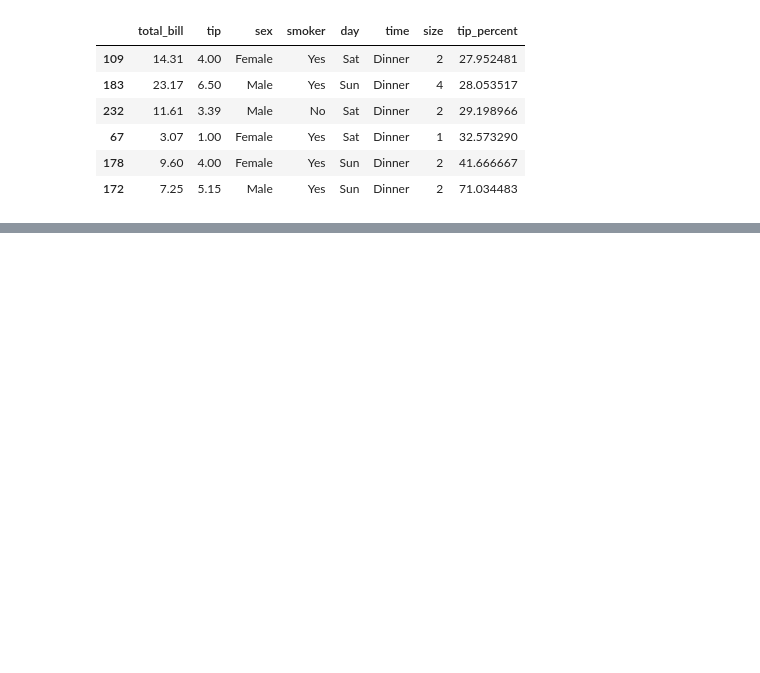
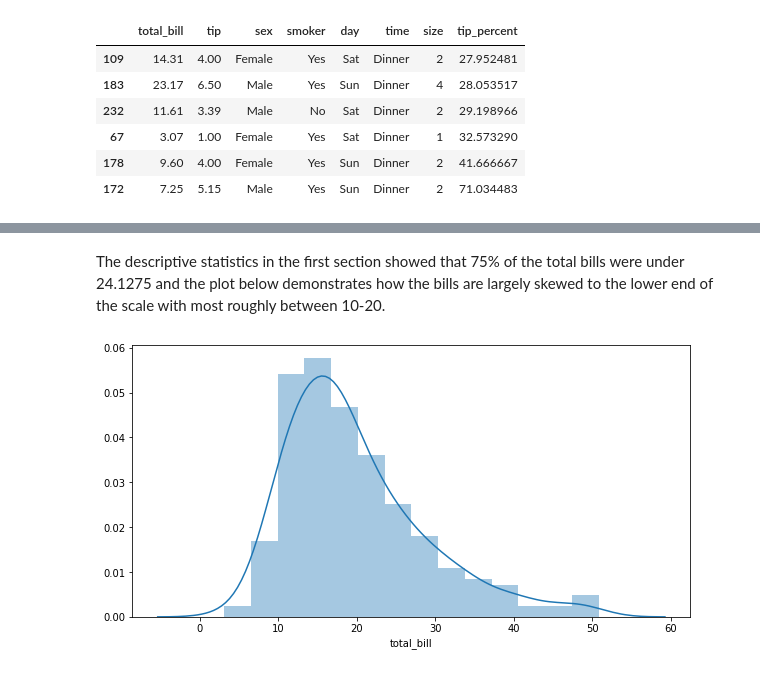
Before and after one commit to jennifer-ryan/fundamentals-project, a Jupyter notebook: tips_database_analysis.ipynb, the cells around one changed output, grey strips where cells are left out. Drawn from its saved outputs; the diff is of its cells as text; code cells hidden in the pictures; blank space fills up the shorter version.

```diff
--- a/tips_database_analysis.ipynb
+++ b/tips_database_analysis.ipynb
@@ -256,0 +282,9 @@ top_tipper(tips_df, n=6)
+# %% [markdown]
+The descriptive statistics in the first section showed that 75% of the total bills were under 24.1275 and the plot below demonstrates how the bills are largely skewed to the lower end of the scale with most roughly between 10-20.
+# %%
+plt.figure(figsize=(10, 5))
+plt.tight_layout()
+sns.distplot(tips_df['total_bill'])
+plt.show()
+# %% [output]
+[figure, added]
```
Also changed, not shown: parts of 21 cells of this notebook.
